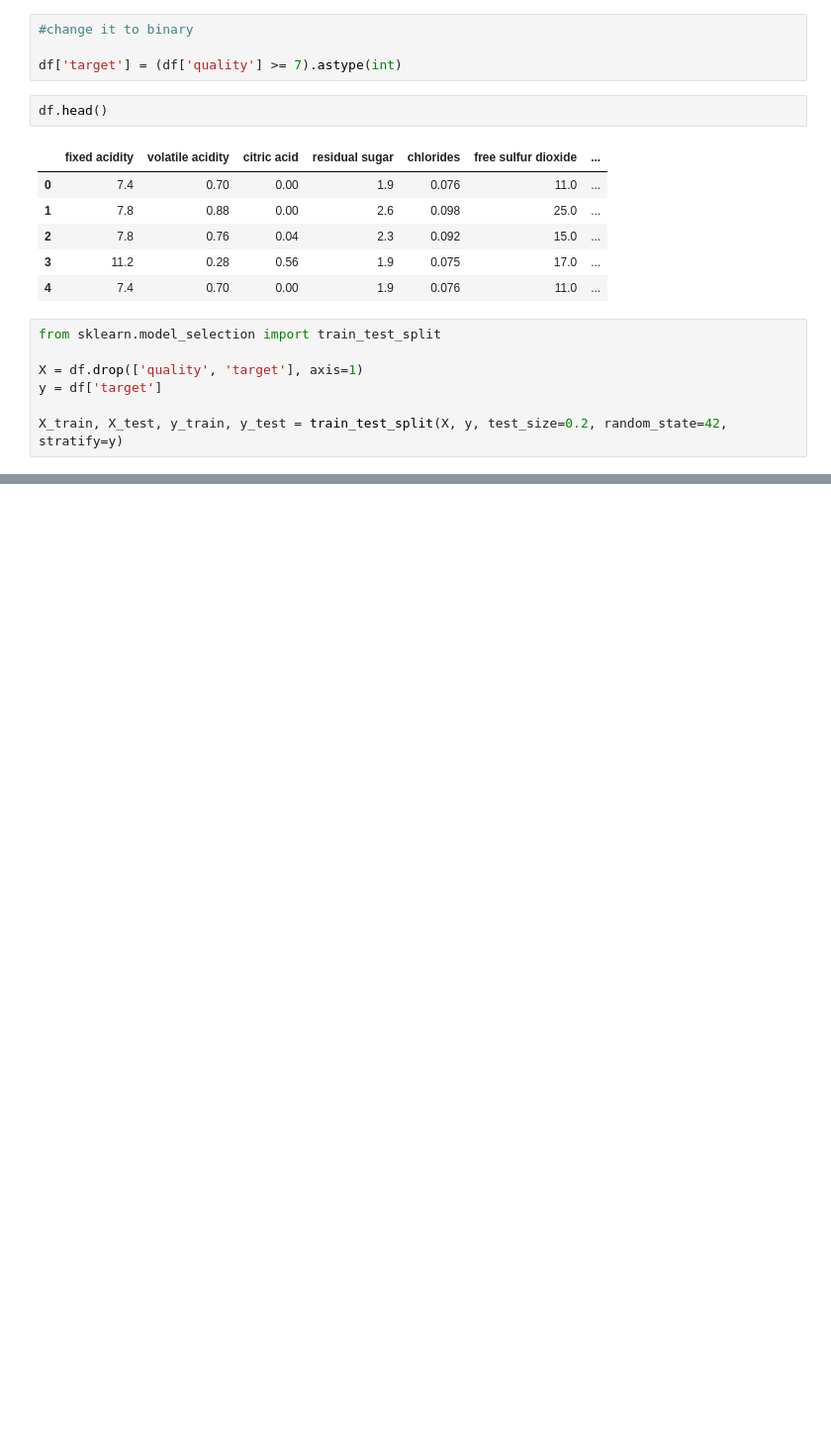
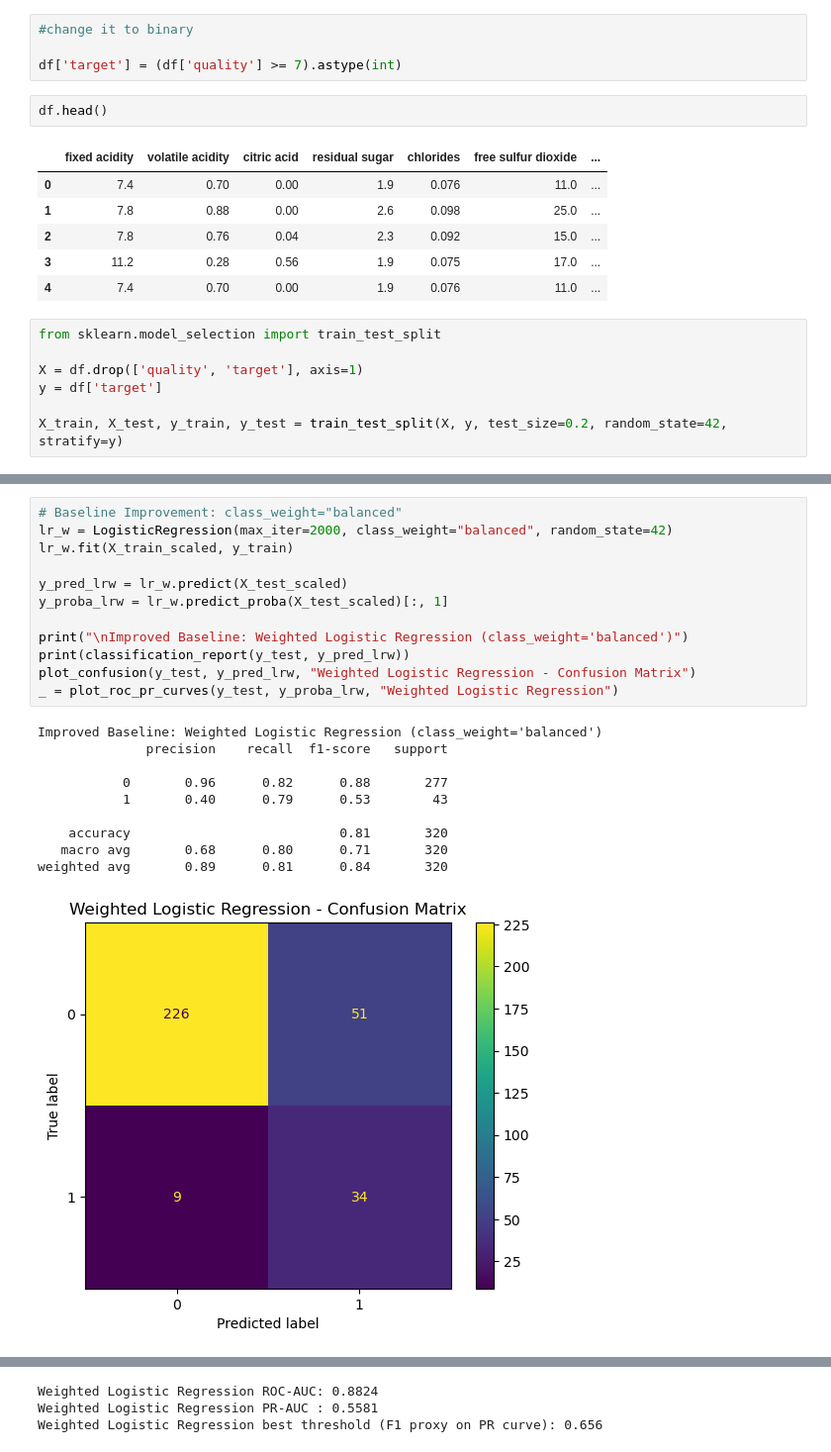
Before and after one commit to SieonLee/Kaggle, a Jupyter notebook: 2. Red_Wine_Quality/Red_Wine_Quality.ipynb, the cells around one changed output, grey strips where cells are left out. Shown at 99% size. Drawn from its saved outputs; the diff is of its cells as text; blank space fills up the shorter version.

```diff
--- a/2. Red_Wine_Quality/Red_Wine_Quality.ipynb
+++ b/2. Red_Wine_Quality/Red_Wine_Quality.ipynb
@@ -230,0 +273,23 @@ Alcohol and sulphates were identified as the most important features, suggesting
+# %%
+# Baseline Improvement: class_weight="balanced"
+lr_w = LogisticRegression(max_iter=2000, class_weight="balanced", random_state=42)
+lr_w.fit(X_train_scaled, y_train)
+
+y_pred_lrw = lr_w.predict(X_test_scaled)
+y_proba_lrw = lr_w.predict_proba(X_test_scaled)[:, 1]
+
+print("\nImproved Baseline: Weighted Logistic Regression (class_weight='balanced')")
+print(classification_report(y_test, y_pred_lrw))
+plot_confusion(y_test, y_pred_lrw, "Weighted Logistic Regression - Confusion Matrix")
+_ = plot_roc_pr_curves(y_test, y_proba_lrw, "Weighted Logistic Regression")
+# %% [output]
+Improved Baseline: Weighted Logistic Regression (class_weight='balanced')
+              precision    recall  f1-score   support
+
+           0       0.96      0.82      0.88       277
+           1       0.40      0.79      0.53        43
+
+    accuracy                           0.81       320
+   macro avg       0.68      0.80      0.71       320
+weighted avg       0.89      0.81      0.84       320
+[figure, added]
@@ -230,0 +298,3 @@ Alcohol and sulphates were identified as the most important features, suggesting
+Weighted Logistic Regression ROC-AUC: 0.8824
+Weighted Logistic Regression PR-AUC : 0.5581
+Weighted Logistic Regression best threshold (F1 proxy on PR curve): 0.656
```
Also changed, not shown: parts of 18 cells of this notebook.
